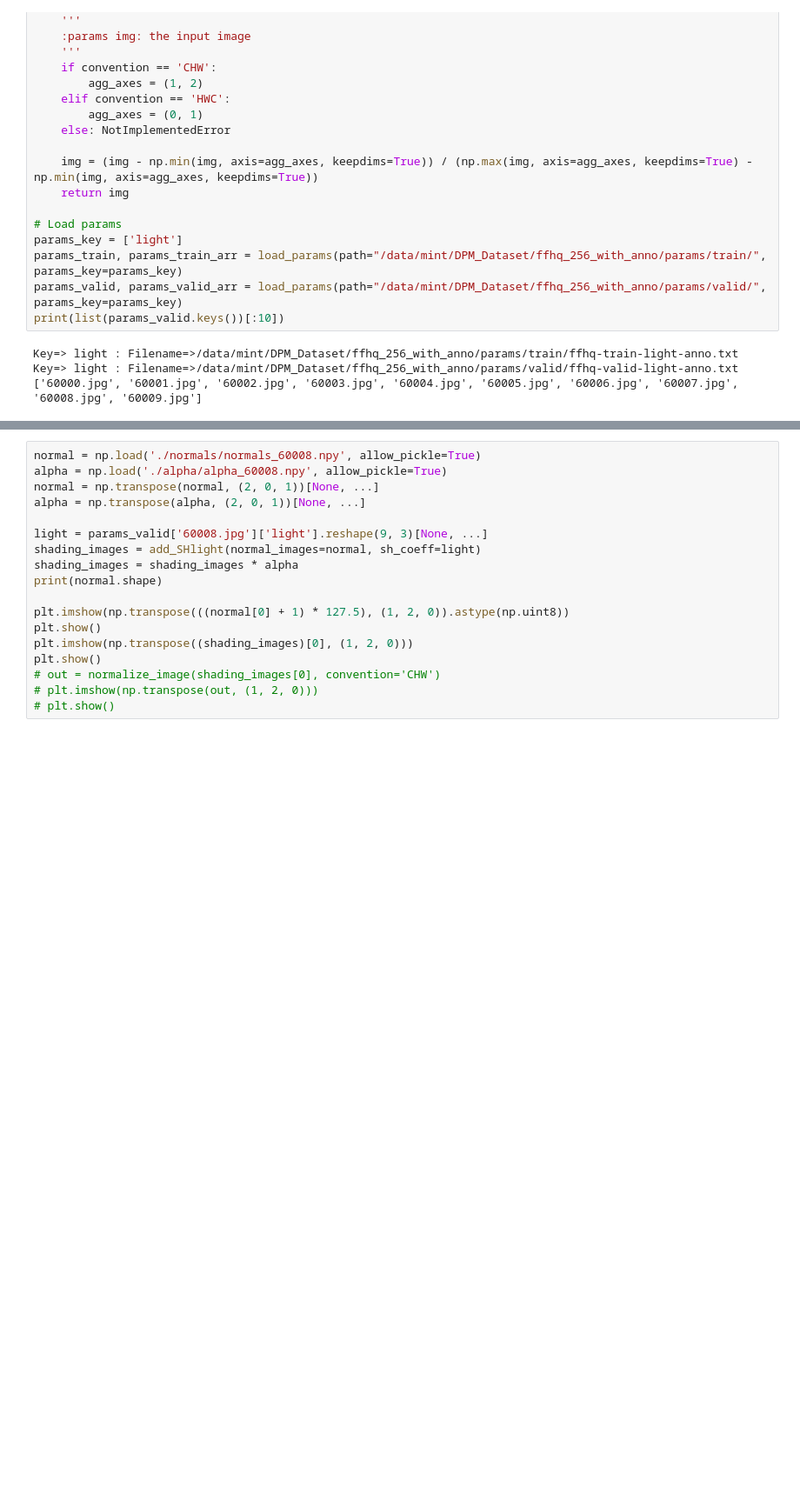
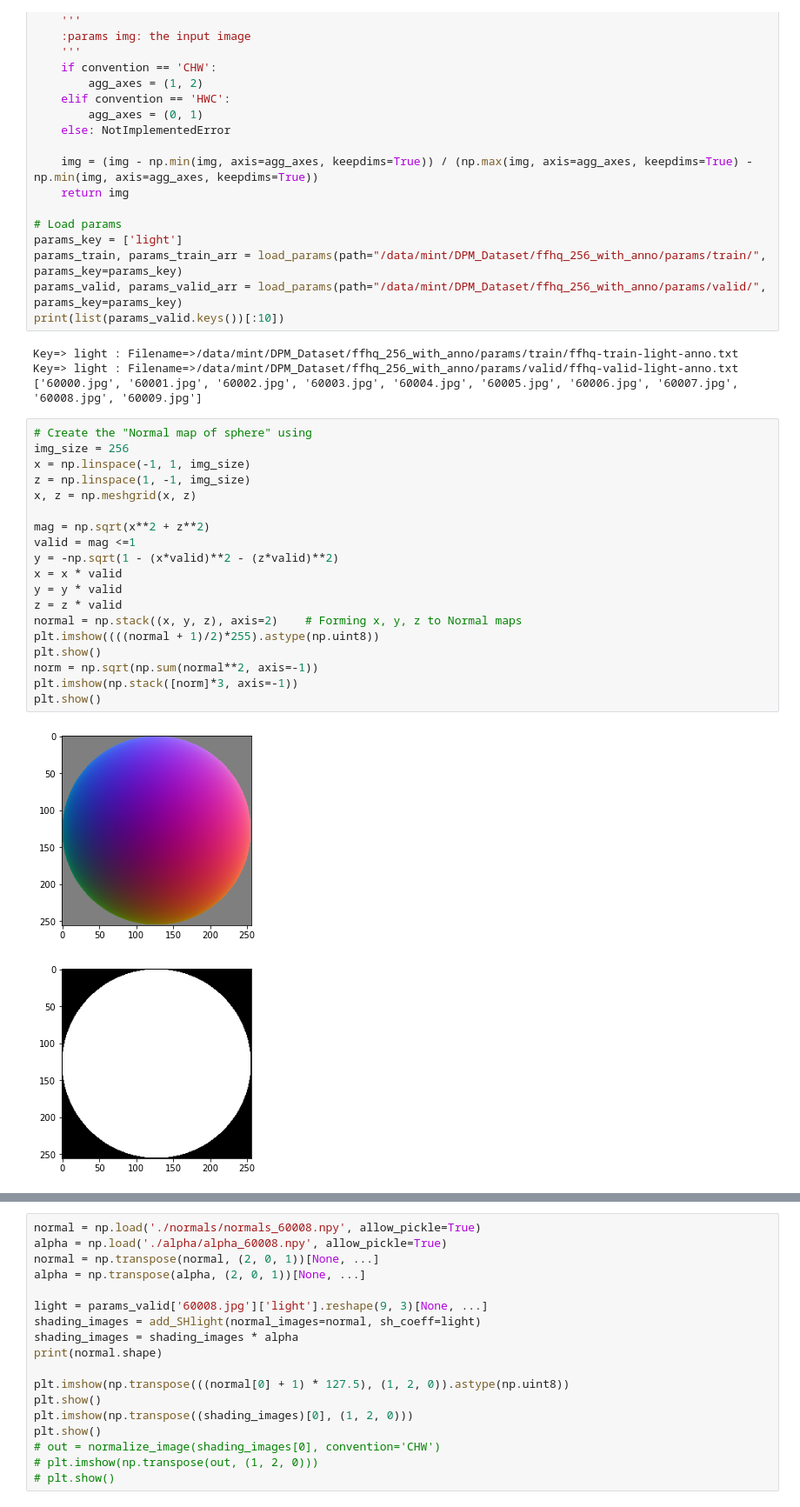
Before and after one commit to XezXey/guided-diffusion, a Jupyter notebook: experiment_scripts/rotate_light/relighting.ipynb, the cells around one changed output, grey strips where cells are left out. Shown at 87% size. Cells and saved outputs as stored; diff of their text form; blank space fills up the shorter version.

```diff
--- a/experiment_scripts/rotate_light/relighting.ipynb
+++ b/experiment_scripts/rotate_light/relighting.ipynb
@@ -103,3 +103,25 @@ print(list(params_valid.keys())[:10])
 Key=> light : Filename=>/data/mint/DPM_Dataset/ffhq_256_with_anno/params/train/ffhq-train-light-anno.txt
 Key=> light : Filename=>/data/mint/DPM_Dataset/ffhq_256_with_anno/params/valid/ffhq-valid-light-anno.txt
 ['60000.jpg', '60001.jpg', '60002.jpg', '60003.jpg', '60004.jpg', '60005.jpg', '60006.jpg', '60007.jpg', '60008.jpg', '60009.jpg']
+# %%
+# Create the "Normal map of sphere" using
+img_size = 256
+x = np.linspace(-1, 1, img_size)
+z = np.linspace(1, -1, img_size)
+x, z = np.meshgrid(x, z)
+
+mag = np.sqrt(x**2 + z**2)
+valid = mag <=1
+y = -np.sqrt(1 - (x*valid)**2 - (z*valid)**2)
+x = x * valid
+y = y * valid
+z = z * valid
+normal = np.stack((x, y, z), axis=2)    # Forming x, y, z to Normal maps
+plt.imshow((((normal + 1)/2)*255).astype(np.uint8))
+plt.show()
+norm = np.sqrt(np.sum(normal**2, axis=-1))
+plt.imshow(np.stack([norm]*3, axis=-1))
+plt.show()
+# %% [output]
+[figure, added]
+[figure, added]
```
Also changed, not shown: parts of 3 cells of this notebook, 4 other files.
